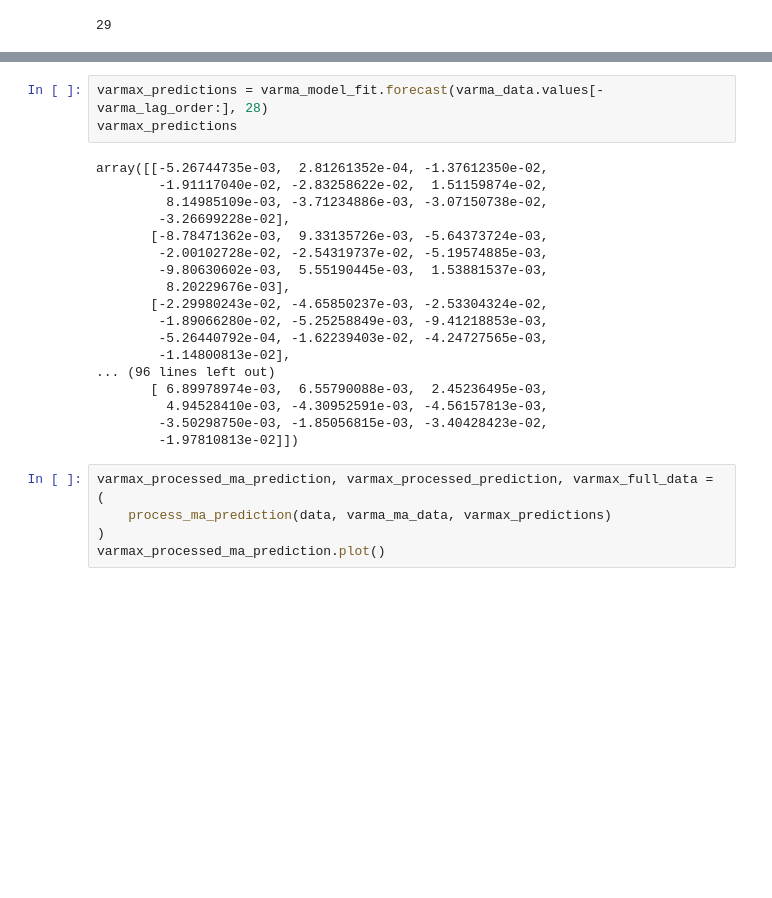
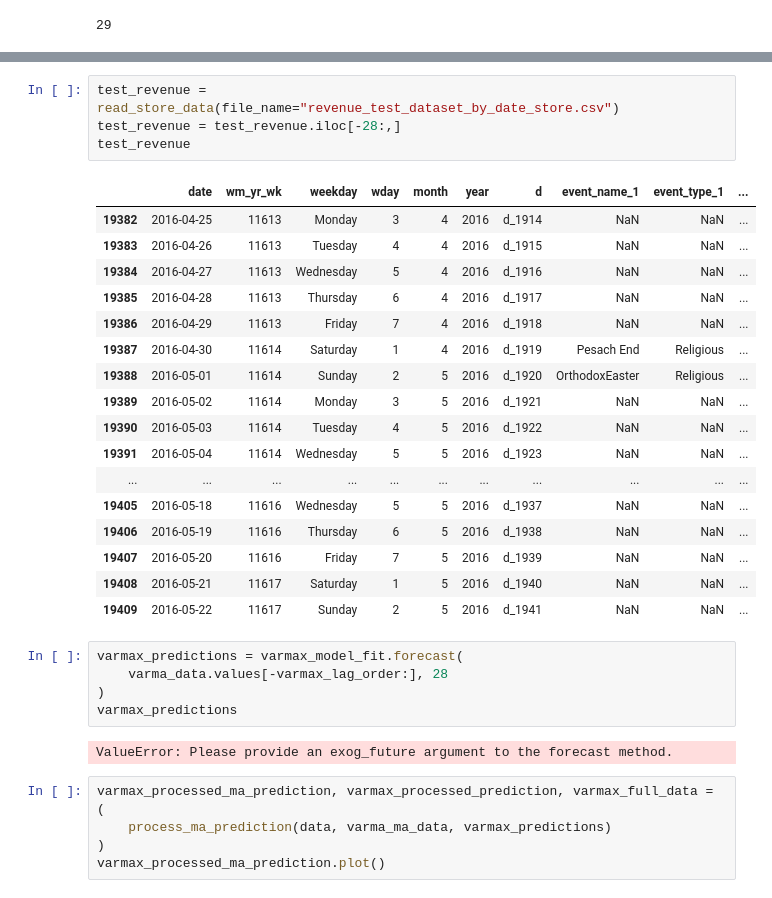
Before and after one commit to DucTrung1802/seminar_1, a Jupyter notebook: Workspace/Duc/Seminar 1 - Statistics - Time series analysis.ipynb, the cells around one changed output, grey strips where cells are left out. Saved outputs shown, nothing was run; the diff lists cells and outputs as text; blank space fills up the shorter version.

```diff
--- a/Workspace/Duc/Seminar 1 - Statistics - Time series analysis.ipynb
+++ b/Workspace/Duc/Seminar 1 - Statistics - Time series analysis.ipynb
@@ -1129,24 +1114,32 @@ varmax_lag_order
+# %%
+test_revenue = read_store_data(file_name="revenue_test_dataset_by_date_store.csv")
+test_revenue = test_revenue.iloc[-28:,]
+test_revenue
+# %% [output]
+|  | date | wm_yr_wk | weekday | wday | month | year | d | event_name_1 | event_type_1 | ... |
+| 19382 | 2016-04-25 | 11613 | Monday | 3 | 4 | 2016 | d_1914 | NaN | NaN | ... |
+| 19383 | 2016-04-26 | 11613 | Tuesday | 4 | 4 | 2016 | d_1915 | NaN | NaN | ... |
+| 19384 | 2016-04-27 | 11613 | Wednesday | 5 | 4 | 2016 | d_1916 | NaN | NaN | ... |
+| 19385 | 2016-04-28 | 11613 | Thursday | 6 | 4 | 2016 | d_1917 | NaN | NaN | ... |
+| 19386 | 2016-04-29 | 11613 | Friday | 7 | 4 | 2016 | d_1918 | NaN | NaN | ... |
+| 19387 | 2016-04-30 | 11614 | Saturday | 1 | 4 | 2016 | d_1919 | Pesach End | Religious | ... |
+| 19388 | 2016-05-01 | 11614 | Sunday | 2 | 5 | 2016 | d_1920 | OrthodoxEaster | Religious | ... |
+| 19389 | 2016-05-02 | 11614 | Monday | 3 | 5 | 2016 | d_1921 | NaN | NaN | ... |
+| 19390 | 2016-05-03 | 11614 | Tuesday | 4 | 5 | 2016 | d_1922 | NaN | NaN | ... |
+| 19391 | 2016-05-04 | 11614 | Wednesday | 5 | 5 | 2016 | d_1923 | NaN | NaN | ... |
+| ... | ... | ... | ... | ... | ... | ... | ... | ... | ... | ... |
+| 19405 | 2016-05-18 | 11616 | Wednesday | 5 | 5 | 2016 | d_1937 | NaN | NaN | ... |
+| 19406 | 2016-05-19 | 11616 | Thursday | 6 | 5 | 2016 | d_1938 | NaN | NaN | ... |
+| 19407 | 2016-05-20 | 11616 | Friday | 7 | 5 | 2016 | d_1939 | NaN | NaN | ... |
+| 19408 | 2016-05-21 | 11617 | Saturday | 1 | 5 | 2016 | d_1940 | NaN | NaN | ... |
+| 19409 | 2016-05-22 | 11617 | Sunday | 2 | 5 | 2016 | d_1941 | NaN | NaN | ... |
 # %%
-varmax_predictions = varma_model_fit.forecast(varma_data.values[-varma_lag_order:], 28)
+varmax_predictions = varmax_model_fit.forecast(
+    varma_data.values[-varmax_lag_order:], 28
+)
 varmax_predictions
 # %% [output]
-array([[-5.26744735e-03,  2.81261352e-04, -1.37612350e-02,
-        -1.91117040e-02, -2.83258622e-02,  1.51159874e-02,
-         8.14985109e-03, -3.71234886e-03, -3.07150738e-02,
-        -3.26699228e-02],
-       [-8.78471362e-03,  9.33135726e-03, -5.64373724e-03,
-        -2.00102728e-02, -2.54319737e-02, -5.19574885e-03,
-        -9.80630602e-03,  5.55190445e-03,  1.53881537e-03,
-         8.20229676e-03],
-       [-2.29980243e-02, -4.65850237e-03, -2.53304324e-02,
-        -1.89066280e-02, -5.25258849e-03, -9.41218853e-03,
-        -5.26440792e-04, -1.62239403e-02, -4.24727565e-03,
-        -1.14800813e-02],
-... (96 lines left out)
-       [ 6.89978974e-03,  6.55790088e-03,  2.45236495e-03,
-         4.94528410e-03, -4.30952591e-03, -4.56157813e-03,
-        -3.50298750e-03, -1.85056815e-03, -3.40428423e-02,
-        -1.97810813e-02]])
+ValueError: Please provide an exog_future argument to the forecast method.
 # %%
 varmax_processed_ma_prediction, varmax_processed_prediction, varmax_full_data = (
     process_ma_prediction(data, varma_ma_data, varmax_predictions)
```
Also changed, not shown: parts of 8 cells of this notebook, 1 other file.
